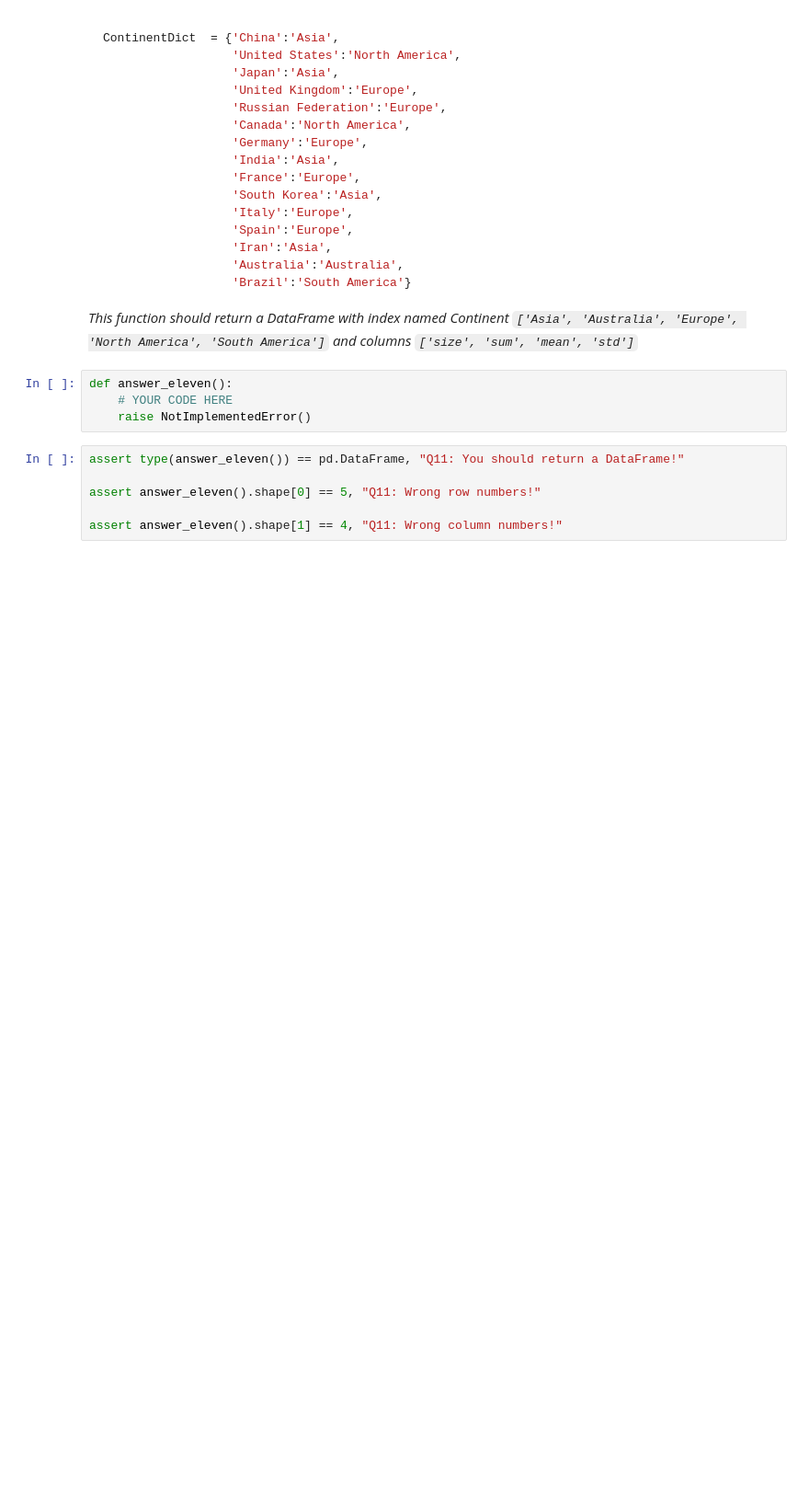
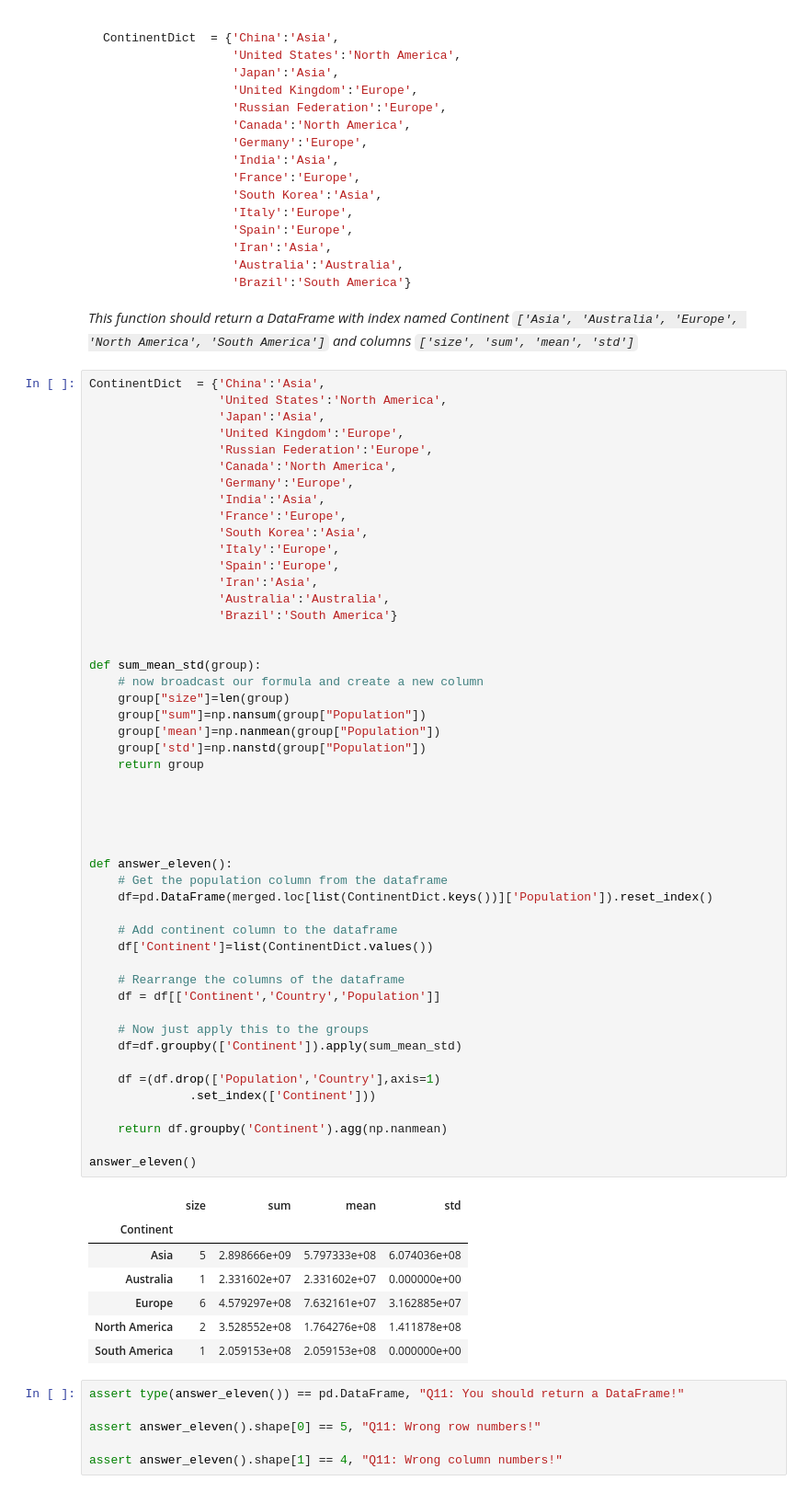
Before and after one commit to ruslanmasinjila/Applied_Data_Science_With_Python, a Jupyter notebook: 1. Introduction to Data Science in Python/week3/assignment3/assignment3.ipynb, the cells around one changed output. Shown at 92% size. Saved outputs shown, nothing was run; the diff lists cells and outputs as text; blank space fills up the shorter version.

````diff
--- a/1. Introduction to Data Science in Python/week3/assignment3/assignment3.ipynb
+++ b/1. Introduction to Data Science in Python/week3/assignment3/assignment3.ipynb
@@ -406,10 +408,63 @@ ContinentDict  = {'China':'Asia',
 ```
 
 *This function should return a DataFrame with index named Continent `['Asia', 'Australia', 'Europe', 'North America', 'South America']` and columns `['size', 'sum', 'mean', 'std']`*
-# %%
-def answer_eleven():
-    # YOUR CODE HERE
-    raise NotImplementedError()
+# %%
+ContinentDict  = {'China':'Asia',
+                  'United States':'North America',
+                  'Japan':'Asia',
+                  'United Kingdom':'Europe',
+                  'Russian Federation':'Europe',
+                  'Canada':'North America',
+                  'Germany':'Europe',
+                  'India':'Asia',
+                  'France':'Europe',
+                  'South Korea':'Asia',
+                  'Italy':'Europe',
+                  'Spain':'Europe',
+                  'Iran':'Asia',
+                  'Australia':'Australia',
+                  'Brazil':'South America'}
+
+
+def sum_mean_std(group):
+    # now broadcast our formula and create a new column
+    group["size"]=len(group)
+    group["sum"]=np.nansum(group["Population"])
+    group['mean']=np.nanmean(group["Population"])
+    group['std']=np.nanstd(group["Population"])
+    return group
+
+
+
+
+
+def answer_eleven():
+    # Get the population column from the dataframe
+    df=pd.DataFrame(merged.loc[list(ContinentDict.keys())]['Population']).reset_index()
+
+    # Add continent column to the dataframe
+    df['Continent']=list(ContinentDict.values())
+
+    # Rearrange the columns of the dataframe
+    df = df[['Continent','Country','Population']]
+
+    # Now just apply this to the groups
+    df=df.groupby(['Continent']).apply(sum_mean_std)
+
+    df =(df.drop(['Population','Country'],axis=1)
+              .set_index(['Continent']))
+
+    return df.groupby('Continent').agg(np.nanmean)
+
+answer_eleven()
+# %% [output]
+|  | size | sum | mean | std |
+| Continent |  |  |  |  |
+| Asia | 5 | 2.898666e+09 | 5.797333e+08 | 6.074036e+08 |
+| Australia | 1 | 2.331602e+07 | 2.331602e+07 | 0.000000e+00 |
+| Europe | 6 | 4.579297e+08 | 7.632161e+07 | 3.162885e+07 |
+| North America | 2 | 3.528552e+08 | 1.764276e+08 | 1.411878e+08 |
+| South America | 1 | 2.059153e+08 | 2.059153e+08 | 0.000000e+00 |
 # %%
 assert type(answer_eleven()) == pd.DataFrame, "Q11: You should return a DataFrame!"
 
````
Also changed, not shown: parts of 1 cell of this notebook, 1 other file.
